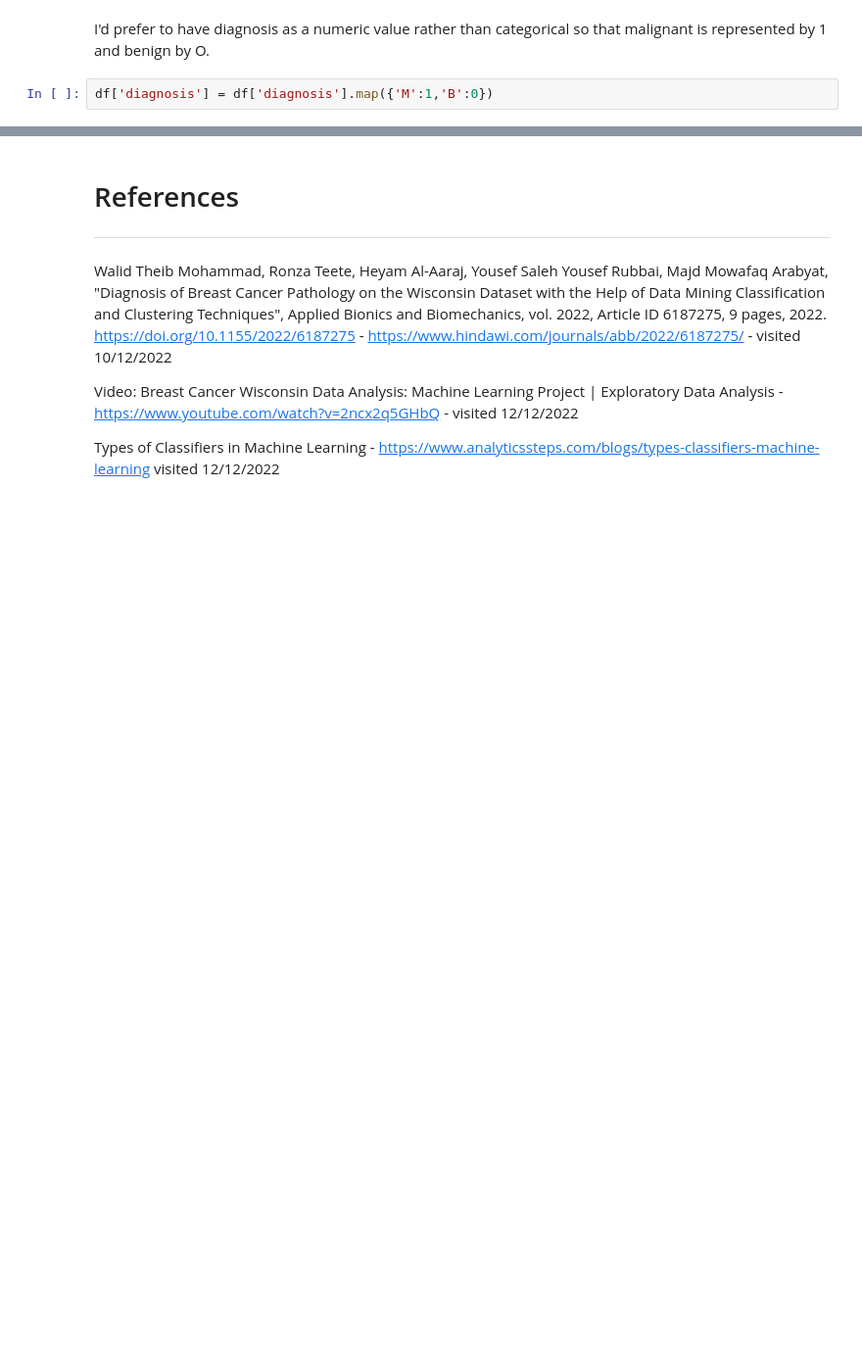
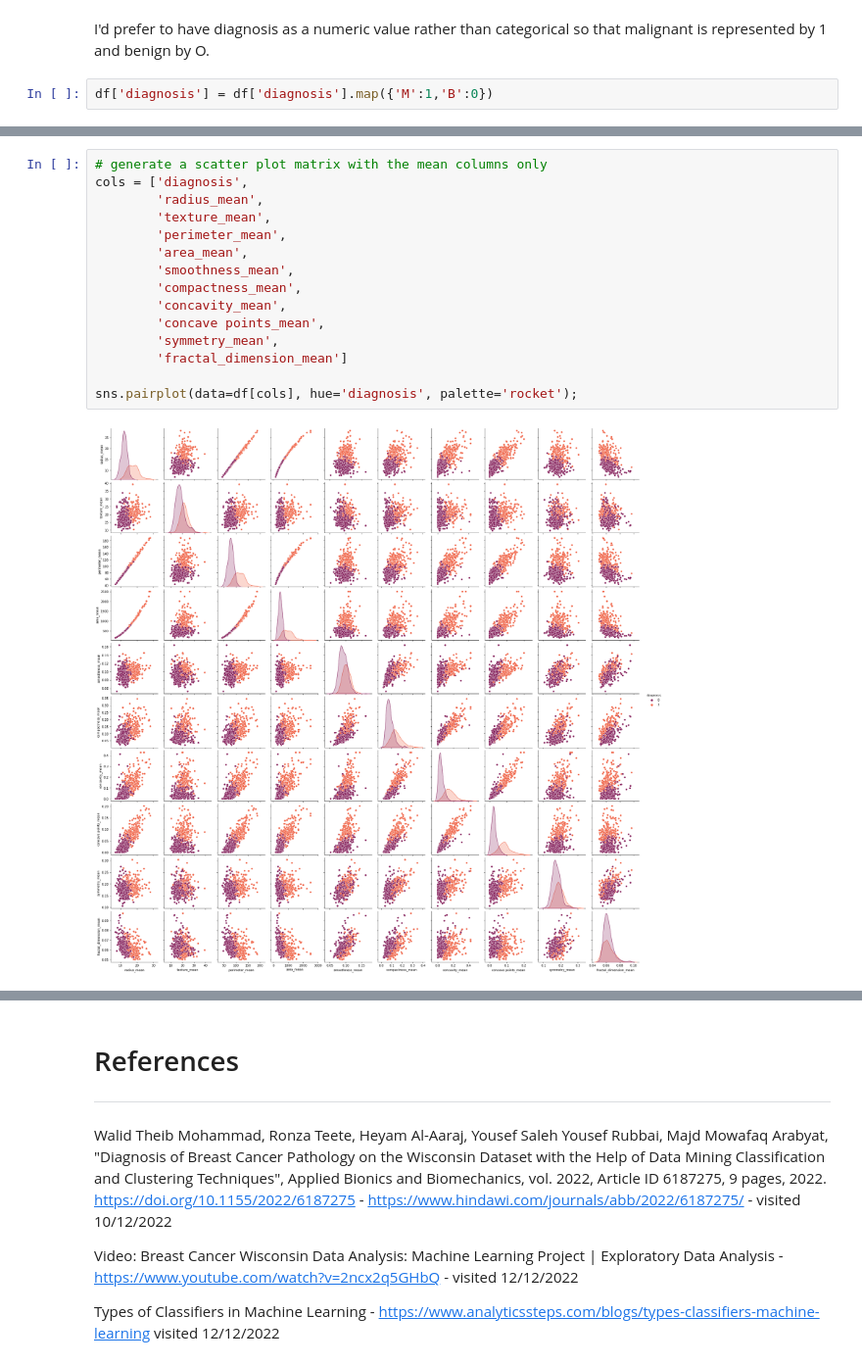
Before and after one commit to Scunnies/PfDA_Wisconsin_BC_dataset, a Jupyter notebook: Breast Cancer Wisconsin Dataset.ipynb, the cells around one changed output, grey strips where cells are left out. Shown at 98% size. Cells and saved outputs as stored; diff of their text form; blank space fills up the shorter version.

```diff
--- a/Breast Cancer Wisconsin Dataset.ipynb
+++ b/Breast Cancer Wisconsin Dataset.ipynb
@@ -148,0 +156,17 @@ df['diagnosis'] = df['diagnosis'].map({'M':1,'B':0})
+# %%
+# generate a scatter plot matrix with the mean columns only
+cols = ['diagnosis',
+        'radius_mean',
+        'texture_mean',
+        'perimeter_mean',
+        'area_mean',
+        'smoothness_mean',
+        'compactness_mean',
+        'concavity_mean',
+        'concave points_mean',
+        'symmetry_mean',
+        'fractal_dimension_mean']
+
+sns.pairplot(data=df[cols], hue='diagnosis', palette='rocket');
+# %% [output]
+[figure, added]
```
Also changed, not shown: parts of 6 cells of this notebook.
